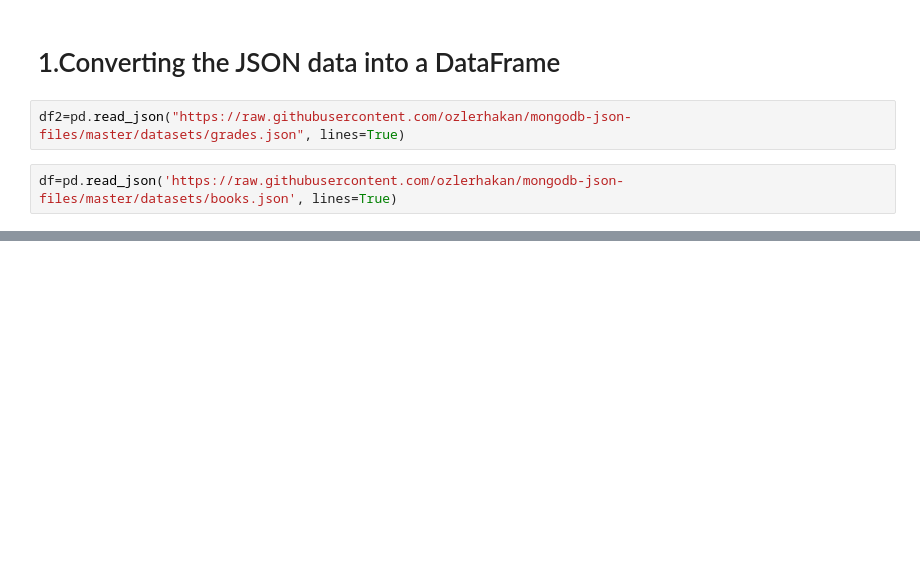
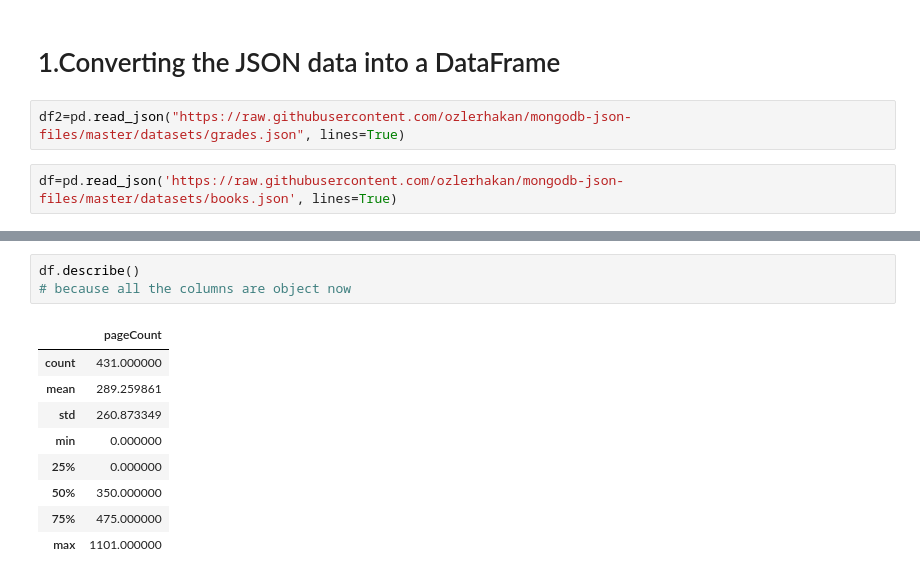
Before and after one commit to sujataprasad01/Books-JSON-data-for-scrapping-analysis, a Jupyter notebook: Project_4_Using_JSON_data_for_analysis.ipynb, the cells around one changed output, grey strips where cells are left out. Cells and saved outputs as stored; diff of their text form; blank space fills up the shorter version.

```diff
--- a/Project_4_Using_JSON_data_for_analysis.ipynb
+++ b/Project_4_Using_JSON_data_for_analysis.ipynb
@@ -34,0 +145,13 @@ df
+# %%
+df.describe()
+# because all the columns are object now
+# %% [output]
+|  | pageCount |
+| count | 431.000000 |
+| mean | 289.259861 |
+| std | 260.873349 |
+| min | 0.000000 |
+| 25% | 0.000000 |
+| 50% | 350.000000 |
+| 75% | 475.000000 |
+| max | 1101.000000 |
```
Also changed, not shown: parts of 10 cells of this notebook.
